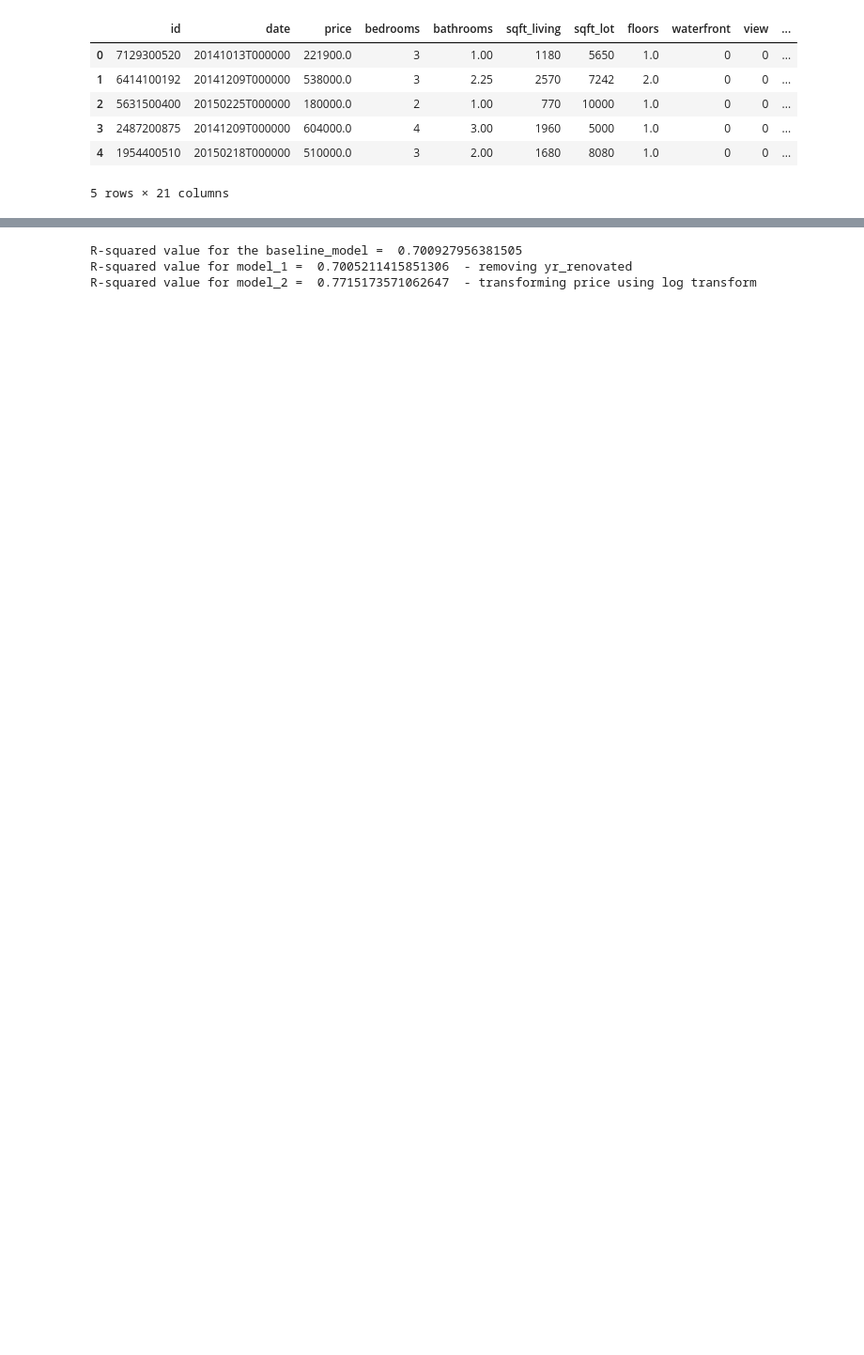
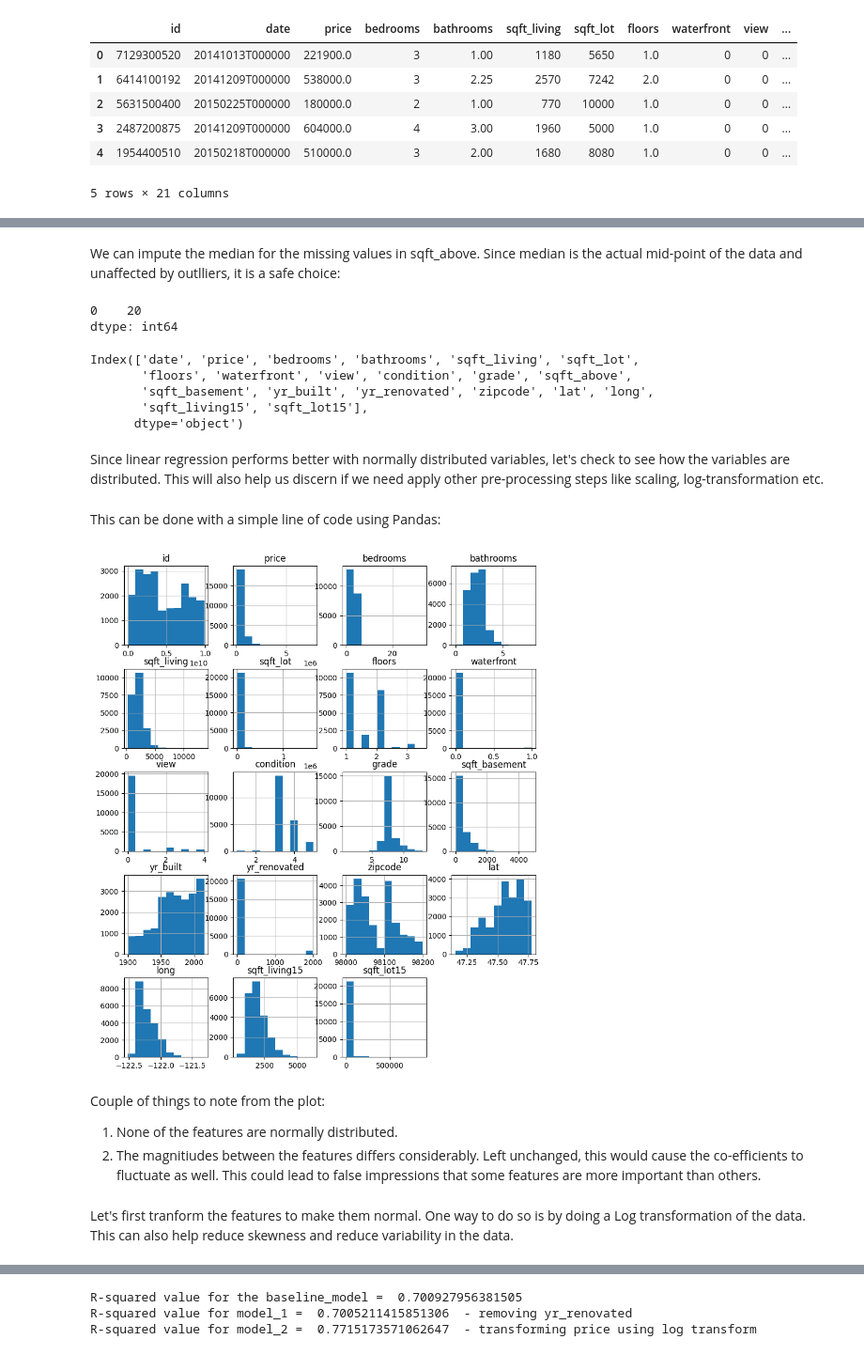
Before and after one commit to rahulakrish/linear_regression, a Jupyter notebook: notebook.ipynb, the cells around one changed output, grey strips where cells are left out. Shown at 94% size. Cells and saved outputs as stored; diff of their text form; code cells hidden in the pictures; blank space fills up the shorter version.

```diff
--- a/notebook.ipynb
+++ b/notebook.ipynb
@@ -45,34 +36,0 @@ df['month_of_sale'] = df['date'].dt.month
-# %%
-# creating a dict to convert the numeric value into month
-months  = {1 : 'January',
-           2 : 'February',
-           3 : 'March',
-           4 : 'April',
-           5 : 'May',
-           6 : 'June',
-           7 : 'July',
-           8 : 'August',
-           9 : 'September',
-           10 : 'October',
-           11 : 'November',
-           12 : 'December'}
-
-#applying it to the df
-df['month_of_sale'] = df['month_of_sale'].map(months)
-# %%
-# defining seasons and adding to the df
-seasons = {'March' : 'Spring',
-          'April' : 'Spring',
-          'May' : 'Spring',
-          'June' : 'Summer',
-          'July' : 'Summer',
-          'August' : 'Summer',
-          'September' : 'Autumn',
-          'October' : 'Autumn',
-          'November' : 'Autumn',
-          'December' : 'Winter',
-          'January' : 'Winter',
-          'February' : 'Winter'}
-
-#applying it to the df
-df['season'] = df['month_of_sale'].map(seasons)
@@ -78,0 +63,3 @@ df['season'] = df['month_of_sale'].map(seasons)
+# %%
+#dropping the id column since it is irrelevant
+df.drop(columns='id',axis=1,inplace=True)
@@ -79,3 +88,36 @@ df['season'] = df['month_of_sale'].map(seasons)
+# %% [markdown]
+We can impute the median for the missing values in sqft_above. Since median is the actual mid-point of the data and unaffected by outlliers, it is a safe choice:
+# %%
+#imputing the median value
+df['sqft_above'].fillna(df['sqft_above'].median,inplace=True)
+
+#checking to see if it worked
+df.isna().sum().value_counts()
+# %% [output]
+0    20
+dtype: int64
+# %%
+df.columns
+# %% [output]
+Index(['date', 'price', 'bedrooms', 'bathrooms', 'sqft_living', 'sqft_lot',
+       'floors', 'waterfront', 'view', 'condition', 'grade', 'sqft_above',
+       'sqft_basement', 'yr_built', 'yr_renovated', 'zipcode', 'lat', 'long',
+       'sqft_living15', 'sqft_lot15'],
+      dtype='object')
+# %% [markdown]
+Since linear regression performs better with normally distributed variables, let's check to see how the variables are distributed. This will also help us discern if we need apply other pre-processing steps like scaling,    log-transformation etc.
+# %% [markdown]
+This can be done with a simple line of code using Pandas:
+# %%
+pd.plotting.hist_frame(df,figsize=(10,12));
+# %% [output]
+[figure, added]
+# %% [markdown]
+Couple of things to note from the plot:
+1. None of the features are normally distributed.
+2. The magnitiudes between the features differs considerably. Left unchanged, this would cause the co-efficients to fluctuate as well. This could lead to false impressions that some features are more important than others.
+# %% [markdown]
+Let's first tranform the features to make them normal. One way to do so is by doing a Log transformation of the data. This can also help reduce skewness and reduce variability in the data.
 # %%
 df.head()
 # %% [output]
```
Also changed, not shown: parts of 93 cells of this notebook.
